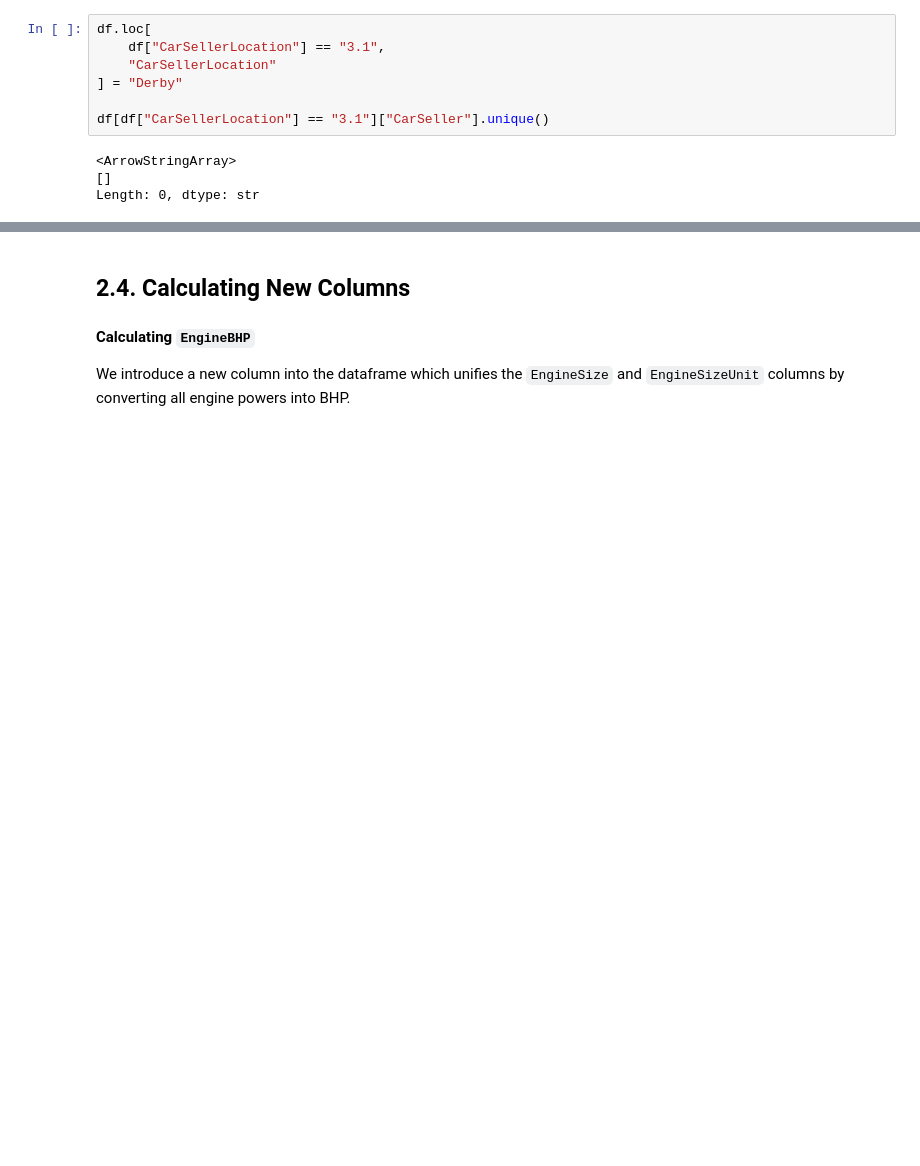
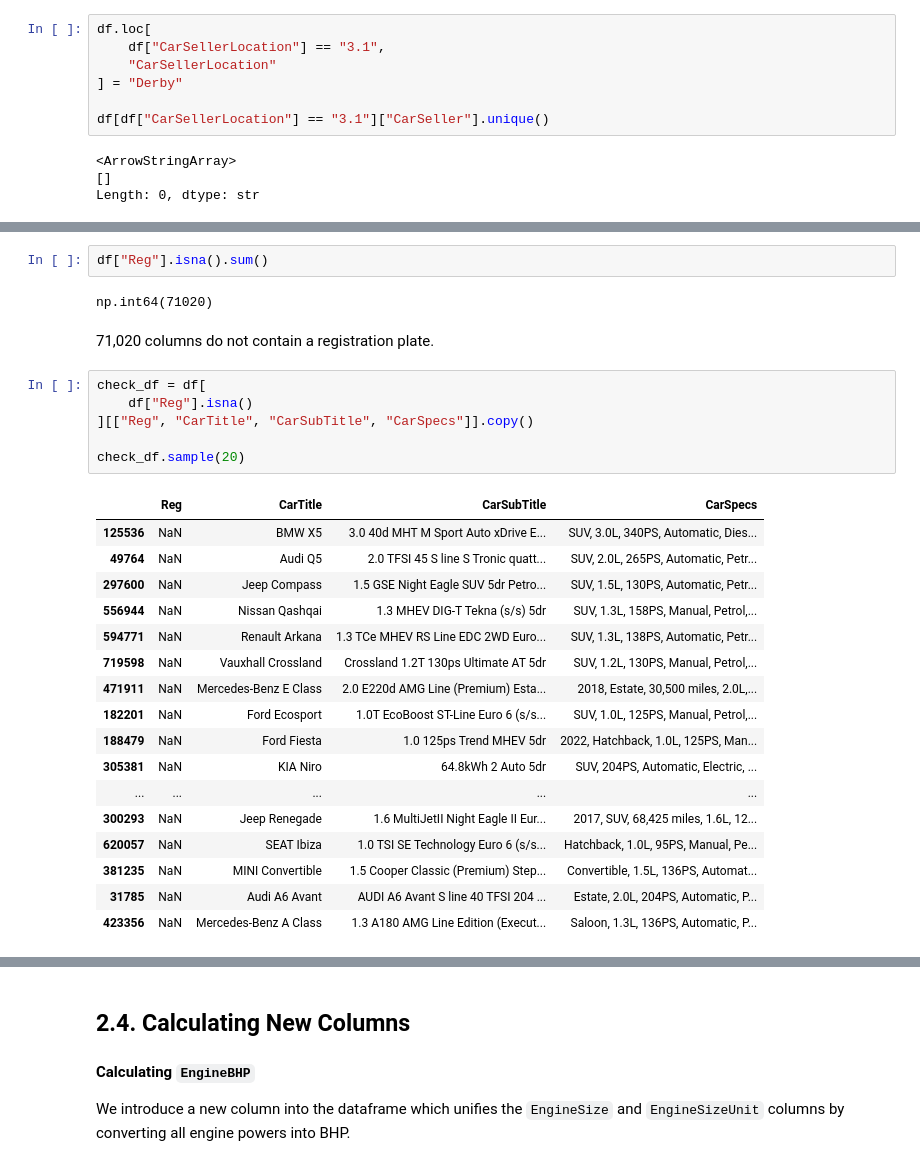
Before and after one commit to jenboc/used-car-price-prediction, a Jupyter notebook: notebooks/02_preparation.ipynb, the cells around one changed output, grey strips where cells are left out. Cells and saved outputs as stored; diff of their text form; blank space fills up the shorter version.

```diff
--- a/notebooks/02_preparation.ipynb
+++ b/notebooks/02_preparation.ipynb
@@ -470,0 +491,30 @@ Length: 0, dtype: str
+# %%
+df["Reg"].isna().sum()
+# %% [output]
+np.int64(71020)
+# %% [markdown]
+71,020 columns do not contain a registration plate.
+# %%
+check_df = df[
+    df["Reg"].isna()
+][["Reg", "CarTitle", "CarSubTitle", "CarSpecs"]].copy()
+
+check_df.sample(20)
+# %% [output]
+|  | Reg | CarTitle | CarSubTitle | CarSpecs |
+| 125536 | NaN | BMW X5 | 3.0 40d MHT M Sport Auto xDrive E... | SUV, 3.0L, 340PS, Automatic, Dies... |
+| 49764 | NaN | Audi Q5 | 2.0 TFSI 45 S line S Tronic quatt... | SUV, 2.0L, 265PS, Automatic, Petr... |
+| 297600 | NaN | Jeep Compass | 1.5 GSE Night Eagle SUV 5dr Petro... | SUV, 1.5L, 130PS, Automatic, Petr... |
+| 556944 | NaN | Nissan Qashqai | 1.3 MHEV DIG-T Tekna (s/s) 5dr | SUV, 1.3L, 158PS, Manual, Petrol,... |
+| 594771 | NaN | Renault Arkana | 1.3 TCe MHEV RS Line EDC 2WD Euro... | SUV, 1.3L, 138PS, Automatic, Petr... |
+| 719598 | NaN | Vauxhall Crossland | Crossland 1.2T 130ps Ultimate AT 5dr | SUV, 1.2L, 130PS, Manual, Petrol,... |
+| 471911 | NaN | Mercedes-Benz E Class | 2.0 E220d AMG Line (Premium) Esta... | 2018, Estate, 30,500 miles, 2.0L,... |
+| 182201 | NaN | Ford Ecosport | 1.0T EcoBoost ST-Line Euro 6 (s/s... | SUV, 1.0L, 125PS, Manual, Petrol,... |
+| 188479 | NaN | Ford Fiesta | 1.0 125ps Trend MHEV 5dr | 2022, Hatchback, 1.0L, 125PS, Man... |
+| 305381 | NaN | KIA Niro | 64.8kWh 2 Auto 5dr | SUV, 204PS, Automatic, Electric, ... |
+| ... | ... | ... | ... | ... |
+| 300293 | NaN | Jeep Renegade | 1.6 MultiJetII Night Eagle II Eur... | 2017, SUV, 68,425 miles, 1.6L, 12... |
+| 620057 | NaN | SEAT Ibiza | 1.0 TSI SE Technology Euro 6 (s/s... | Hatchback, 1.0L, 95PS, Manual, Pe... |
+| 381235 | NaN | MINI Convertible | 1.5 Cooper Classic (Premium) Step... | Convertible, 1.5L, 136PS, Automat... |
+| 31785 | NaN | Audi A6 Avant | AUDI A6 Avant S line 40 TFSI 204 ... | Estate, 2.0L, 204PS, Automatic, P... |
+| 423356 | NaN | Mercedes-Benz A Class | 1.3 A180 AMG Line Edition (Execut... | Saloon, 1.3L, 136PS, Automatic, P... |
```
Also changed, not shown: parts of 10 cells of this notebook, 2 other files.
